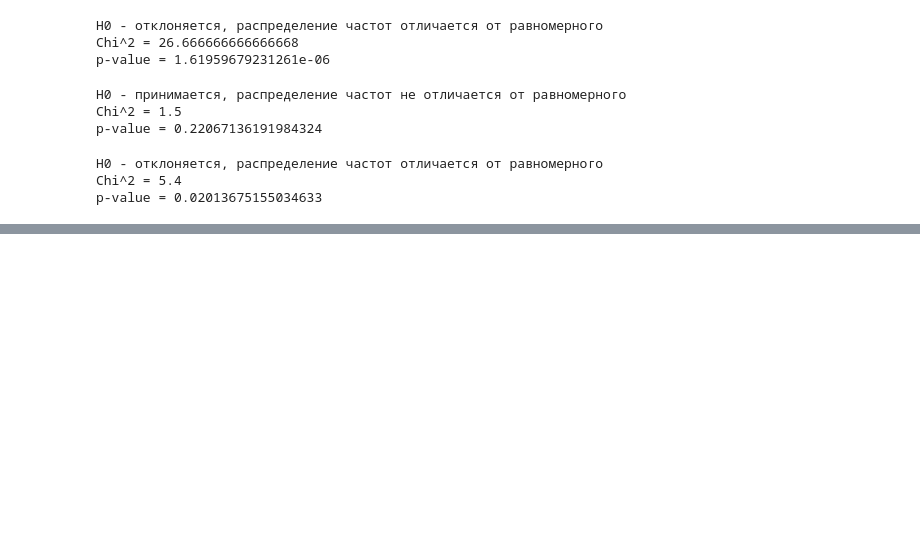
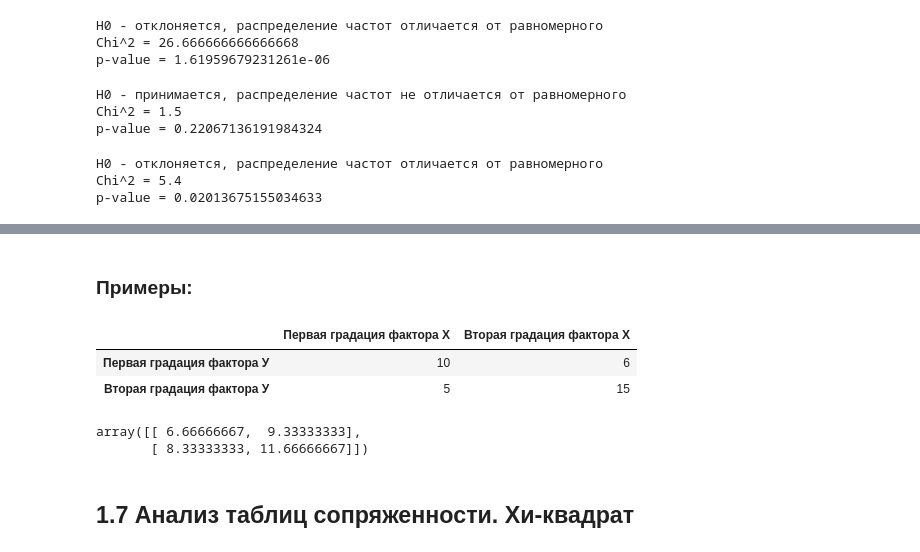
Before and after one commit to LiquidVac/My_study, a Jupyter notebook: STEPIK. Основы статистики ч.2/Лекция 1. Основы Cтатистики ч.2.ipynb, the cells around one changed output, grey strips where cells are left out. Drawn from its saved outputs; the diff is of its cells as text; code cells hidden in the pictures; blank space fills up the shorter version.

```diff
--- a/STEPIK. Основы статистики ч.2/Лекция 1. Основы Cтатистики ч.2.ipynb
+++ b/STEPIK. Основы статистики ч.2/Лекция 1. Основы Cтатистики ч.2.ipynb
@@ -338,0 +359,25 @@ p-value = 0.02013675155034633
+# %% [markdown]
+### Примеры:
+# %%
+""" В таблице представлены результаты эксперимента, направленного на проверку
+    гипотезы о взаимосвязи двух номинативных переменных с двумя градациями.
+    Рассчитайте ожидаемые частоты для проверки нулевой гипотезы о независимости двух переменных X и Y."""
+import pandas as pd
+
+data = pd.DataFrame({'Первая градация фактора Х': [10, 5], 'Вторая градация фактора Х': [6, 15]})
+data.rename(index={0: 'Первая градация фактора У', 1: 'Вторая градация фактора У'}, inplace = True)
+data
+# %% [output]
+|  | Первая градация фактора Х | Вторая градация фактора Х |
+| Первая градация фактора У | 10 | 6 |
+| Вторая градация фактора У | 5 | 15 |
+# %%
+"""Решение с помощью scipy"""
+from scipy import stats
+
+stats.contingency.expected_freq(([10, 6], [5, 15]))
+# %% [output]
+array([[ 6.66666667,  9.33333333],
+       [ 8.33333333, 11.66666667]])
+# %% [markdown]
+## 1.7 Анализ таблиц сопряженности. Хи-квадрат<a id='1.7'></a>
```
Also changed, not shown: parts of 18 cells of this notebook.
